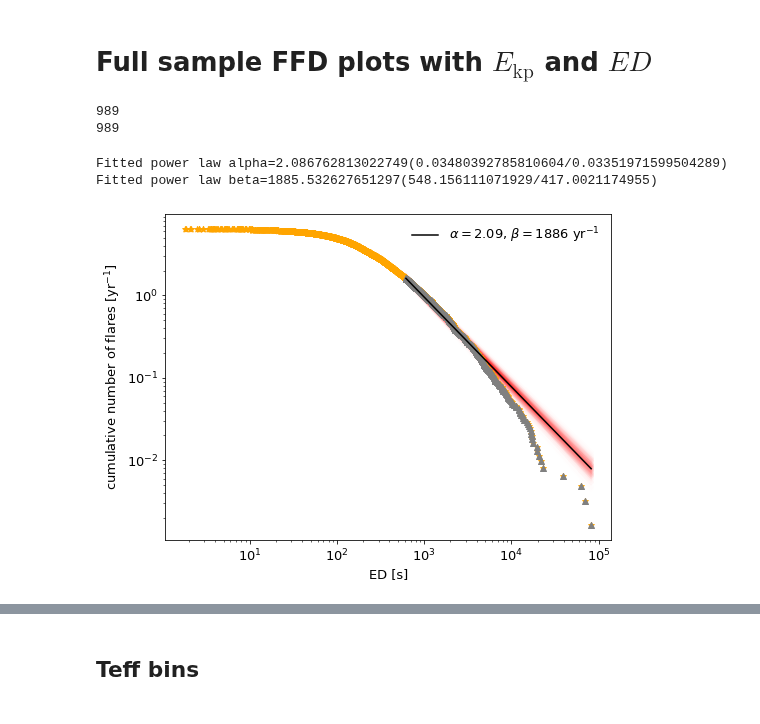
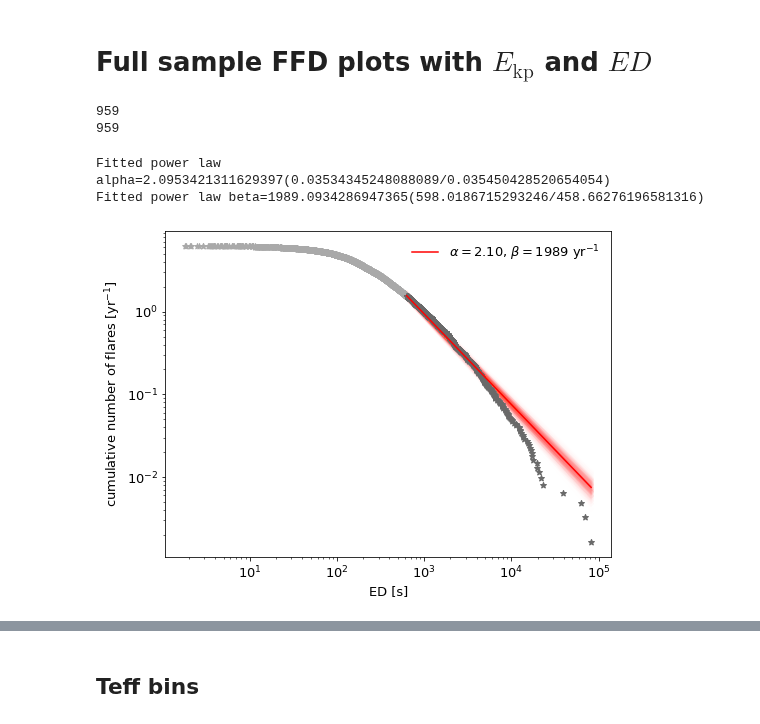
Before and after one commit to ekaterinailin/flares-in-clusters-with-k2-ii, a Jupyter notebook: VettingFlares/FFDs_Wheatland.ipynb, the cells around one changed output, grey strips where cells are left out. Cells and saved outputs as stored; diff of their text form; code cells hidden in the pictures.

```diff
--- a/VettingFlares/FFDs_Wheatland.ipynb
+++ b/VettingFlares/FFDs_Wheatland.ipynb
@@ -31,9 +31,10 @@ ccol = dict(zip(['pleiades',"hyades","praesepe","ngc6774","ngc2682"],
                  ["M67","blue",">",3639,17,17]]))
 # %%
 #df = pd.read_csv("../k2scoc/results/tables/full_table.csv")
-df1 = pd.read_csv("../k2scoc/results/tables/full_table.csv")
-df2 = pd.read_csv("../k2scoc/results/tables/lost_table.csv")
-df = pd.concat([df1,df2])
+# df1 = pd.read_csv("../k2scoc/results/tables/full_table.csv")
+# df2 = pd.read_csv("../k2scoc/results/tables/lost_table.csv")
+# df = pd.concat([df1,df2])
+df = pd.read_csv("../k2scoc/results/tables/2020_05_final_flares.csv")
 
 hasflares = (df.real==1) & (df.todrop.isnull())
 wassearched = (df.real==0)  & (df.todrop.isnull())
@@ -108,7 +109,7 @@ ffd = FFD(f=df[hasflares], tot_obs_time=tobs, ID="EPIC")
 ed, freq, counts = ffd.ed_and_freq(energy_correction=False,
                             recovery_probability_correction=False,
                              multiple_stars=False)
-ax.scatter(ed, freq, c="orange", marker="*")#, label="no correction")
+ax.scatter(ed, freq, c="darkgrey", marker="*")#, label="no correction")
 
 
 #---------- multiple stars
@@ -133,41 +134,41 @@ ffd.beta_prior = 981.75
 BFA = ffd.fit_mcmc_powerlaw(steps=200)
 print(f"Fitted power law alpha={ffd.alpha}({ffd.alpha_up_err}/{ffd.alpha_low_err})")
 print(f"Fitted power law beta={ffd.beta}({ffd.beta_up_err}/{ffd.beta_low_err})")
 
 ispowerlaw = ffd.is_powerlaw()
 truncated = ffd.is_powerlaw_truncated()
 
-ffd.plot_mcmc_powerlaw(ax, BFA, subset=300, linewidth=5, c="r", alpha=.005, zorder=-1)
-ax.scatter(ffd.ed, ffd.freq, marker="^", c="grey", )#label="all flaring stars contribute = above detection threshold")
-a, x, y = ffd.plot_powerlaw(ax, c="k",
+ffd.plot_mcmc_powerlaw(ax, BFA, subset=300, linewidth=5, c="tomato", alpha=.005, zorder=-1)
+ax.scatter(ffd.ed, ffd.freq, marker="*", c="dimgrey", )#label="all flaring stars contribute = above detection threshold")
+a, x, y = ffd.plot_powerlaw(ax, c="r",
                             label=(fr"$\alpha=${ffd.alpha:.2f}, "
                                    fr"$\beta=${int(np.rint(ffd.beta))}" + r" yr$^{-1}$"))
 
 plt.xscale("log")
 plt.yscale("log")
 plt.legend(frameon=False)
 plt.xlabel("ED [s]")
 plt.ylabel(r"cumulative number of flares [yr$^{-1}$]")
 
 resfullsample["alpha"] = ffd.alpha
 resfullsample["alpha_up_err"] = ffd.alpha_up_err
 resfullsample["alpha_low_err"] = ffd.alpha_low_err
 resfullsample["beta"] = ffd.beta
 resfullsample["beta_up_err"] = ffd.beta_up_err
 resfullsample["beta_low_err"] = ffd.beta_low_err
 resfullsample["nflares_tot"] = len(ed)
 resfullsample["nflares_for_fit"] = len(ffd.ed)
 resfullsample["ispowerlaw"] = ispowerlaw
 resfullsample["istruncated"] = truncated
 
 plt.savefig(f"plots/{tstamp}_full_sample_ffd_ED_wheatland.png", dpi=300)
 plt.savefig(f"{paperdir}pics/FFDs/full_sample_ffd_ED_wheatland.png", dpi=300)
 # %% [output]
-989
-989
+959
+959
-Fitted power law alpha=2.086762813022749(0.03480392785810604/0.03351971599504289)
-Fitted power law beta=1885.532627651297(548.156111071929/417.0021174955)
+Fitted power law alpha=2.0953421311629397(0.03534345248088089/0.035450428520654054)
+Fitted power law beta=1989.0934286947365(598.0186715293246/458.66276196581316)
-[figure, old version]
+[figure, new version]
 # %%
 thresh
 # %% [output]
```
Also changed, not shown: parts of 13 cells of this notebook, 3 other files.
